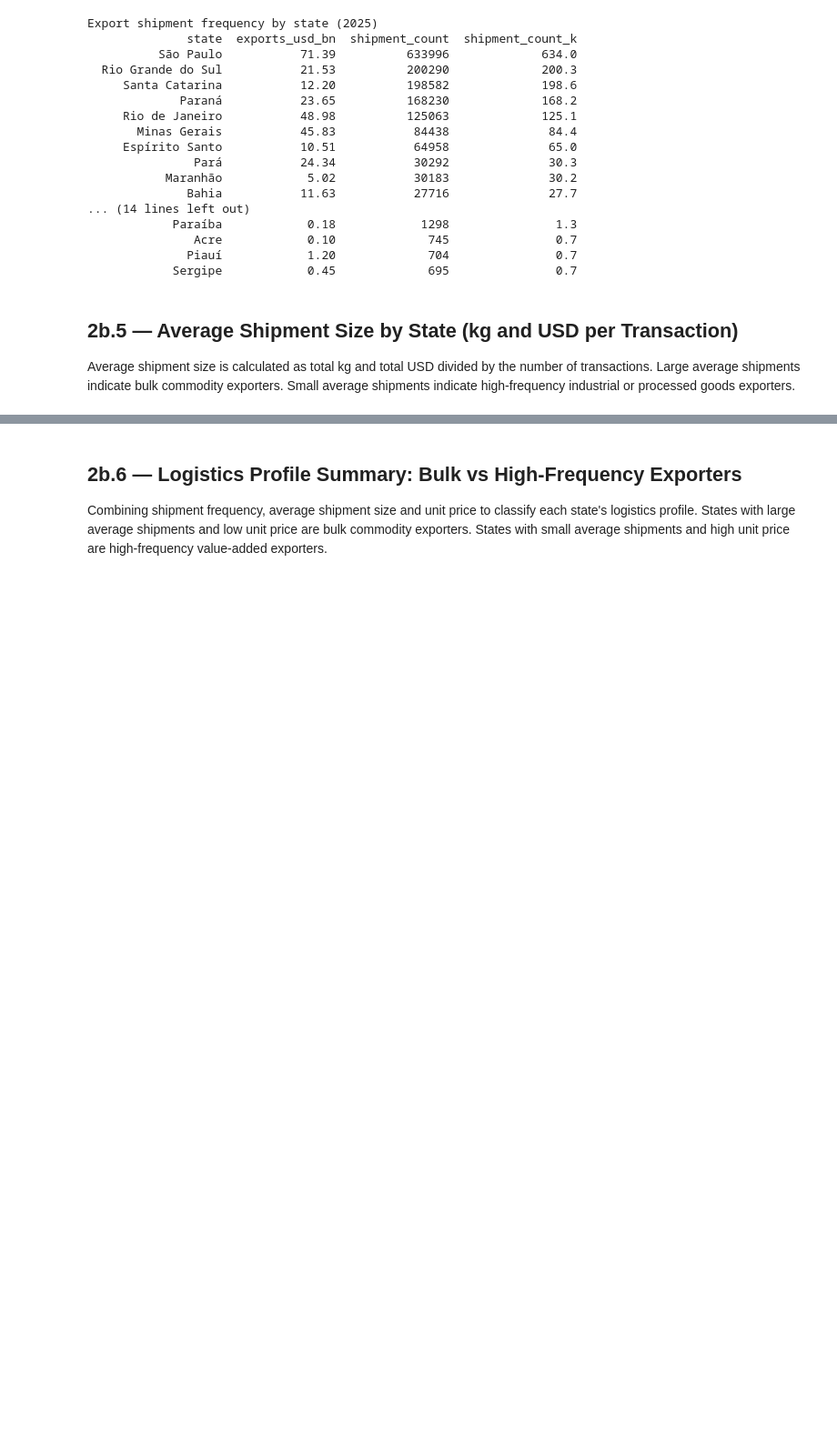
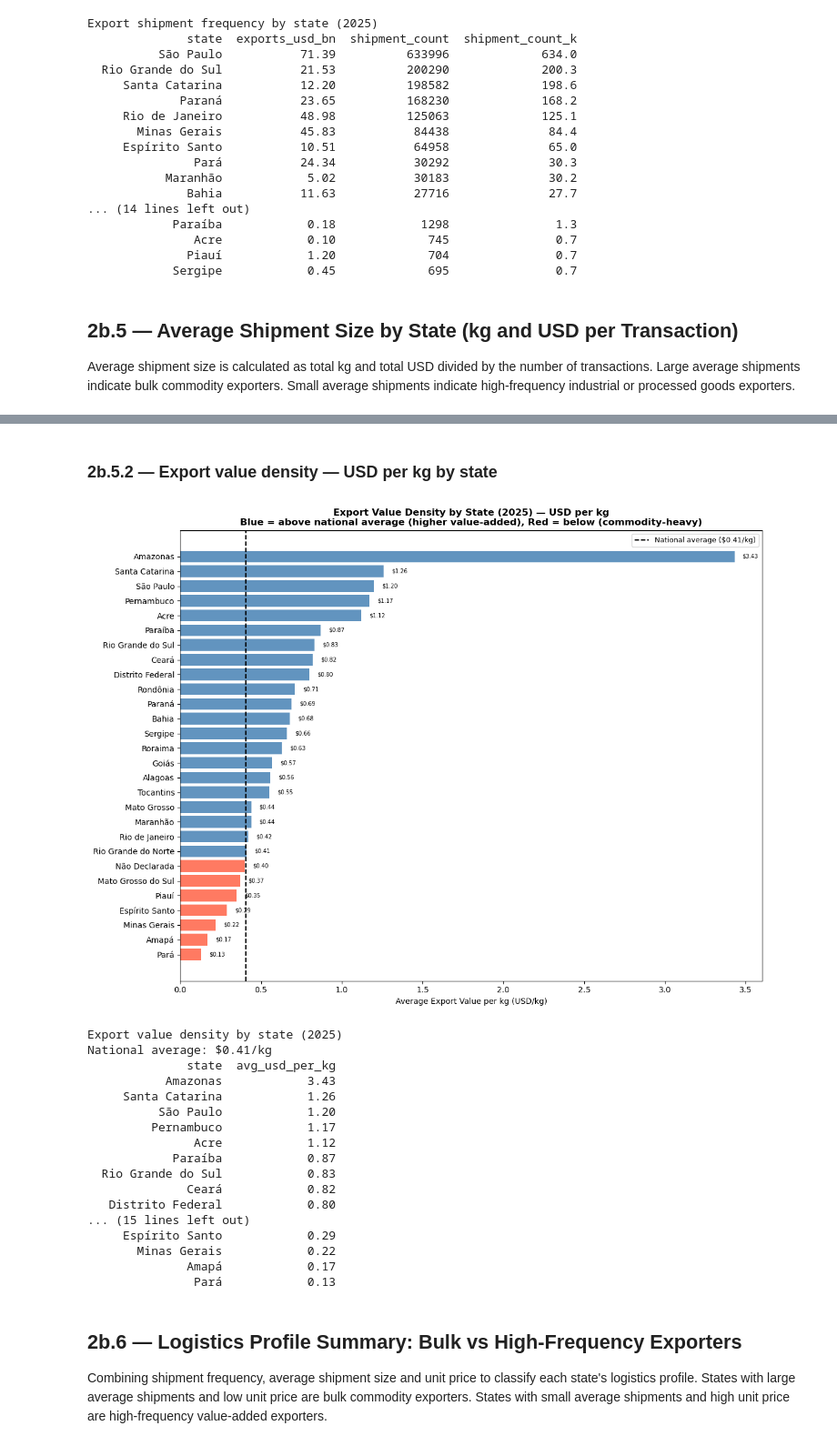
Before and after one commit to Eduardo-kohn/brazil-state-trade-analysis, a Jupyter notebook: SRC/Analysis/step2b_advanced_competitiveness.ipynb, the cells around one changed output, grey strips where cells are left out. Shown at 91% size. Cells and saved outputs as stored; diff of their text form; code cells hidden in the pictures; blank space fills up the shorter version.

```diff
--- a/SRC/Analysis/step2b_advanced_competitiveness.ipynb
+++ b/SRC/Analysis/step2b_advanced_competitiveness.ipynb
@@ -416,3 +487,62 @@ Rio Grande do Norte            2595            1061155.0              434589.0
+# %% [markdown]
+### 2b.5.2 — Export value density — USD per kg by state
+# %%
+## Export value density — USD per kg by state
+## High ratio = high value-added exports (industrial/processed goods)
+## Low ratio  = low value per kg (bulk commodity exports)
+## Uses df_shipsize from 2b.5 — must run 2b.5 first
+
+national_avg_usd_per_kg = df_shipsize['exports_usd'].sum() / df_shipsize['total_kg'].sum()
+
+df_ratio_plot = df_shipsize.sort_values('avg_usd_per_kg', ascending=True)
+colors = ['steelblue' if x >= national_avg_usd_per_kg else 'tomato'
+          for x in df_ratio_plot['avg_usd_per_kg']]
+
+fig, ax = plt.subplots(figsize=(12, 9))
+ax.barh(df_ratio_plot['state'], df_ratio_plot['avg_usd_per_kg'],
+        color=colors, alpha=0.85)
+ax.axvline(x=national_avg_usd_per_kg, color='black', linestyle='--', linewidth=1.5,
+           label=f'National average (${national_avg_usd_per_kg:.2f}/kg)')
+
+for i, (_, row) in enumerate(df_ratio_plot.iterrows()):
+    ax.text(row['avg_usd_per_kg'] + 0.05, i,
+            f'${row["avg_usd_per_kg"]:.2f}',
+            va='center', fontsize=7)
+
+ax.set_title(f'Export Value Density by State ({MAX_YEAR}) — USD per kg\n'
+             f'Blue = above national average (higher value-added), '
+             f'Red = below (commodity-heavy)',
+             fontsize=12, fontweight='bold')
+ax.set_xlabel('Average Export Value per kg (USD/kg)')
+ax.legend(fontsize=9)
+plt.tight_layout()
+plt.savefig('output_2b6_usd_per_kg_ratio.png', dpi=150)
+plt.show()
+
+print(f'\nExport value density by state ({MAX_YEAR})')
+print(f'National average: ${national_avg_usd_per_kg:.2f}/kg')
+print(df_shipsize[['state', 'avg_usd_per_kg']]
+      .sort_values('avg_usd_per_kg', ascending=False)
+      .to_string(index=False))
+# %% [output]
+[figure, added]
+Export value density by state (2025)
+National average: $0.41/kg
+              state  avg_usd_per_kg
+           Amazonas            3.43
+     Santa Catarina            1.26
+          São Paulo            1.20
+         Pernambuco            1.17
+               Acre            1.12
+            Paraíba            0.87
+  Rio Grande do Sul            0.83
+              Ceará            0.82
+   Distrito Federal            0.80
+... (15 lines left out)
+     Espírito Santo            0.29
+       Minas Gerais            0.22
+              Amapá            0.17
+               Pará            0.13
 # %% [markdown]
 ## 2b.6 — Logistics Profile Summary: Bulk vs High-Frequency Exporters
 Combining shipment frequency, average shipment size and unit price to classify each state's logistics profile. States with large average shipments and low unit price are bulk commodity exporters. States with small average shipments and high unit price are high-frequency value-added exporters.
```
Also changed, not shown: parts of 5 cells of this notebook.
